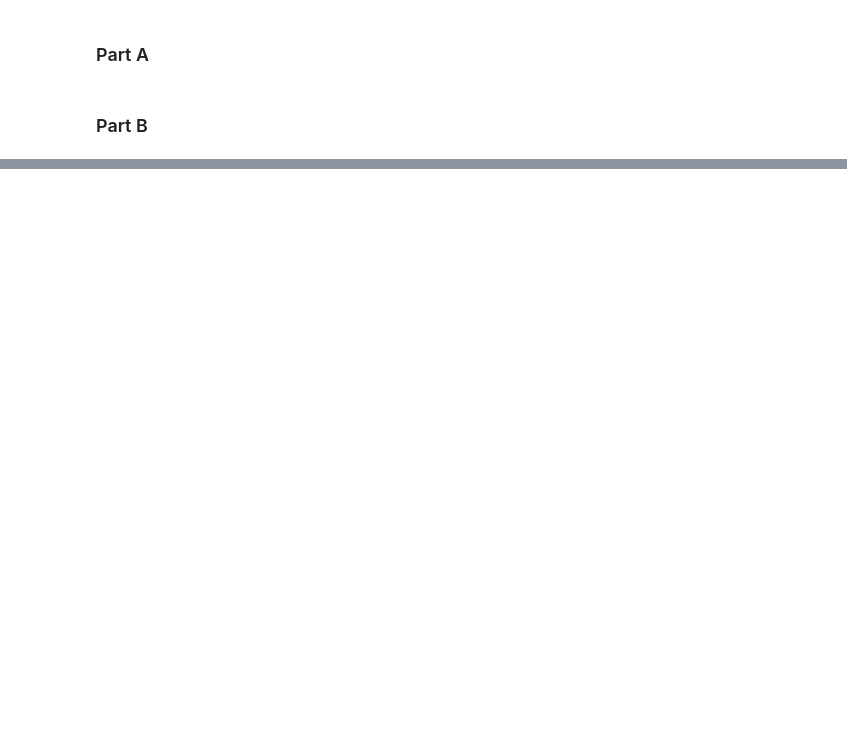
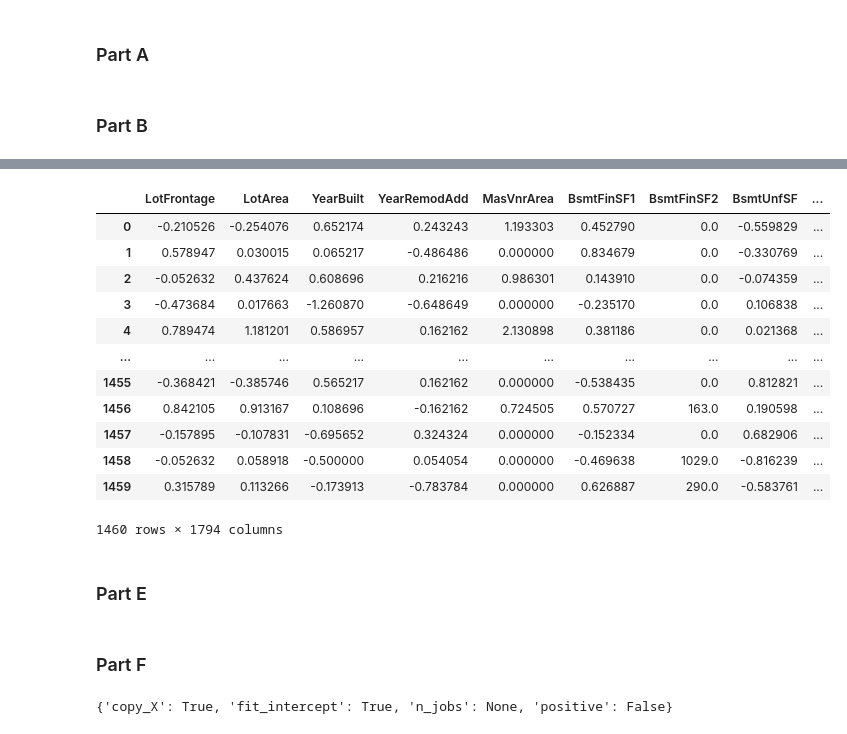
Before and after one commit to cwbenton/STAT-4140, a Jupyter notebook: HW/HW3/Question2.ipynb, the cells around one changed output, grey strips where cells are left out. Saved outputs shown, nothing was run; the diff lists cells and outputs as text; code cells hidden in the pictures; blank space fills up the shorter version.

```diff
--- a/HW/HW3/Question2.ipynb
+++ b/HW/HW3/Question2.ipynb
@@ -5,8 +6,8 @@ import matplotlib.pyplot as plt
 ### Part A
 # %%
 # Load the train and test datasets into a Pandas DataFrame.
-trainData = pd.read_csv("/home/cwbenton/projects/STAT-4140/HW/HW3/house_prices/train.csv")
-testData = pd.read_csv("/home/cwbenton/projects/STAT-4140/HW/HW3/house_prices/test.csv")
+trainData = pd.read_csv("/Users/cwbenton/MATH4140/HW/HW3/house-prices/train.csv")
+testData = pd.read_csv("/Users/cwbenton/MATH4140/HW/HW3/house-prices/test.csv")
 # %% [markdown]
 ### Part B
 # %%
@@ -53,0 +69,27 @@ Name: count, Length: 663, dtype: int64
+# %%
+'''
+We can impute all continuous features with the median. As for categorical imputation, we may need
+to try different methods. It may not be wise to do most_frequent for all categorical variables. Let's
+take a look at them.
+'''
+trainData['Alley'].fillna('NA', inplace=True)
+trainData['MasVnrType'].fillna('None', inplace=True)
+trainData['BsmtQual'].fillna('NA', inplace=True)
+trainData['BsmtCond'].fillna('NA', inplace=True)
+trainData['BsmtExposure'].fillna('NA', inplace=True)
+trainData['BsmtFinType1'].fillna('NA', inplace=True)
+trainData['BsmtFinType2'].fillna('NA', inplace=True)
+trainData['FireplaceQu'].fillna('NA', inplace=True)
+trainData['GarageType'].fillna('NA', inplace=True)
+trainData['GarageFinish'].fillna('NA', inplace=True)
+trainData['GarageQual'].fillna('NA', inplace=True)
+trainData['GarageCond'].fillna('NA', inplace=True)
+trainData['PoolQC'].fillna('NA', inplace=True)
+trainData['Fence'].fillna('NA', inplace=True)
+trainData['MiscFeature'].fillna('NA', inplace=True)
+
+'''
+We will imupte the rest of the continuous variables with the median, however, for houses without
+a garage, I will replace the garage built year with the year that the house was built.
+'''
+trainData['GarageYrBlt'].fillna(trainData['YearBuilt'], inplace=True)
@@ -53,0 +169,26 @@ Name: count, Length: 663, dtype: int64
+# %%
+# Fit our pipeline to the model.
+train_data_preprocessed = cleaning_pipeline.fit_transform(trainData)
+
+# Store column names after encoding
+categorical_columns_encoded = preprocessor.named_transformers_['categorical']['onehot'].get_feature_names_out(categorical_features)
+# %%
+# Put the preprocessed data to a dataframe. Grab the column names and replace them
+train_data_preprocessed = pd.DataFrame(train_data_preprocessed.toarray(), columns=list(continuous_features) + list(categorical_columns_encoded))
+train_data_preprocessed
+# %% [output]
+|  | LotFrontage | LotArea | YearBuilt | YearRemodAdd | MasVnrArea | BsmtFinSF1 | BsmtFinSF2 | BsmtUnfSF | ... |
+| 0 | -0.210526 | -0.254076 | 0.652174 | 0.243243 | 1.193303 | 0.452790 | 0.0 | -0.559829 | ... |
+| 1 | 0.578947 | 0.030015 | 0.065217 | -0.486486 | 0.000000 | 0.834679 | 0.0 | -0.330769 | ... |
+| 2 | -0.052632 | 0.437624 | 0.608696 | 0.216216 | 0.986301 | 0.143910 | 0.0 | -0.074359 | ... |
+| 3 | -0.473684 | 0.017663 | -1.260870 | -0.648649 | 0.000000 | -0.235170 | 0.0 | 0.106838 | ... |
+| 4 | 0.789474 | 1.181201 | 0.586957 | 0.162162 | 2.130898 | 0.381186 | 0.0 | 0.021368 | ... |
+| ... | ... | ... | ... | ... | ... | ... | ... | ... | ... |
+| 1455 | -0.368421 | -0.385746 | 0.565217 | 0.162162 | 0.000000 | -0.538435 | 0.0 | 0.812821 | ... |
+| 1456 | 0.842105 | 0.913167 | 0.108696 | -0.162162 | 0.724505 | 0.570727 | 163.0 | 0.190598 | ... |
+| 1457 | -0.157895 | -0.107831 | -0.695652 | 0.324324 | 0.000000 | -0.152334 | 0.0 | 0.682906 | ... |
+| 1458 | -0.052632 | 0.058918 | -0.500000 | 0.054054 | 0.000000 | -0.469638 | 1029.0 | -0.816239 | ... |
+| 1459 | 0.315789 | 0.113266 | -0.173913 | -0.783784 | 0.000000 | 0.626887 | 290.0 | -0.583761 | ... |
+1460 rows × 1794 columns
+# %% [markdown]
+### Part E
@@ -53,0 +200,10 @@ Name: count, Length: 663, dtype: int64
+# %% [markdown]
+### Part F
+# %%
+# Implement Linear Regression, find best hyperparameters, and report the appropriate evaluation metrics.
+from sklearn.linear_model import LinearRegression
+
+# View parameters for Linear Regression
+LinearRegression().get_params()
+# %% [output]
+{'copy_X': True, 'fit_intercept': True, 'n_jobs': None, 'positive': False}
```
Also changed, not shown: parts of 18 cells of this notebook, 6 other files.
